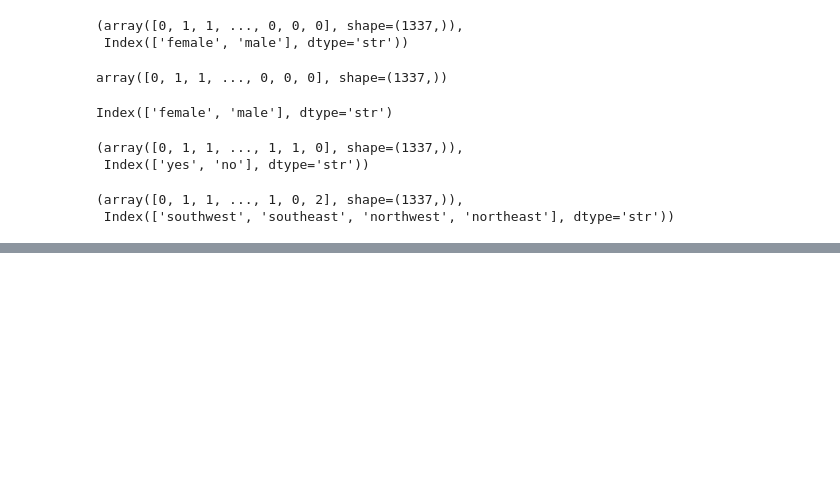
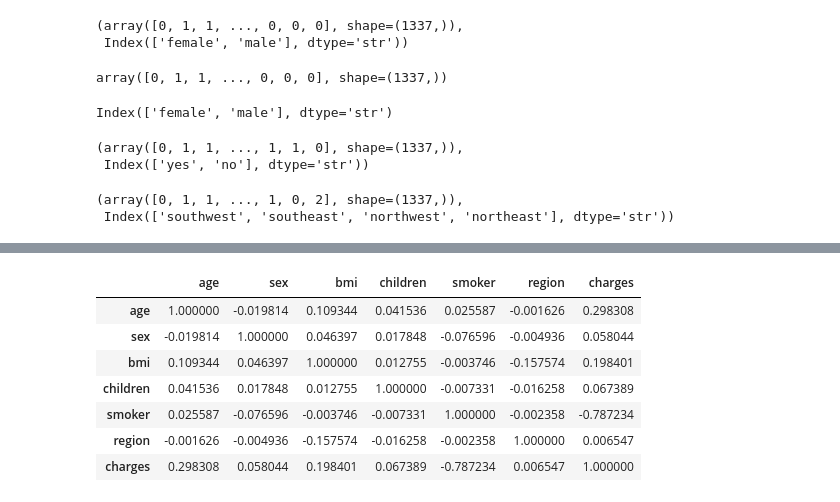
Before and after one commit to sergiocaceresbas/linear-regression-project-tutorial, a Jupyter notebook: src/explore.ipynb, the cells around one changed output, grey strips where cells are left out. Cells and saved outputs as stored; diff of their text form; code cells hidden in the pictures; blank space fills up the shorter version.

```diff
--- a/src/explore.ipynb
+++ b/src/explore.ipynb
@@ -293,0 +315,11 @@ df["region"] = region_codes
+# %%
+df.corr()
+# %% [output]
+|  | age | sex | bmi | children | smoker | region | charges |
+| age | 1.000000 | -0.019814 | 0.109344 | 0.041536 | 0.025587 | -0.001626 | 0.298308 |
+| sex | -0.019814 | 1.000000 | 0.046397 | 0.017848 | -0.076596 | -0.004936 | 0.058044 |
+| bmi | 0.109344 | 0.046397 | 1.000000 | 0.012755 | -0.003746 | -0.157574 | 0.198401 |
+| children | 0.041536 | 0.017848 | 0.012755 | 1.000000 | -0.007331 | -0.016258 | 0.067389 |
+| smoker | 0.025587 | -0.076596 | -0.003746 | -0.007331 | 1.000000 | -0.002358 | -0.787234 |
+| region | -0.001626 | -0.004936 | -0.157574 | -0.016258 | -0.002358 | 1.000000 | 0.006547 |
+| charges | 0.298308 | 0.058044 | 0.198401 | 0.067389 | -0.787234 | 0.006547 | 1.000000 |
```
Also changed, not shown: parts of 25 cells of this notebook.
